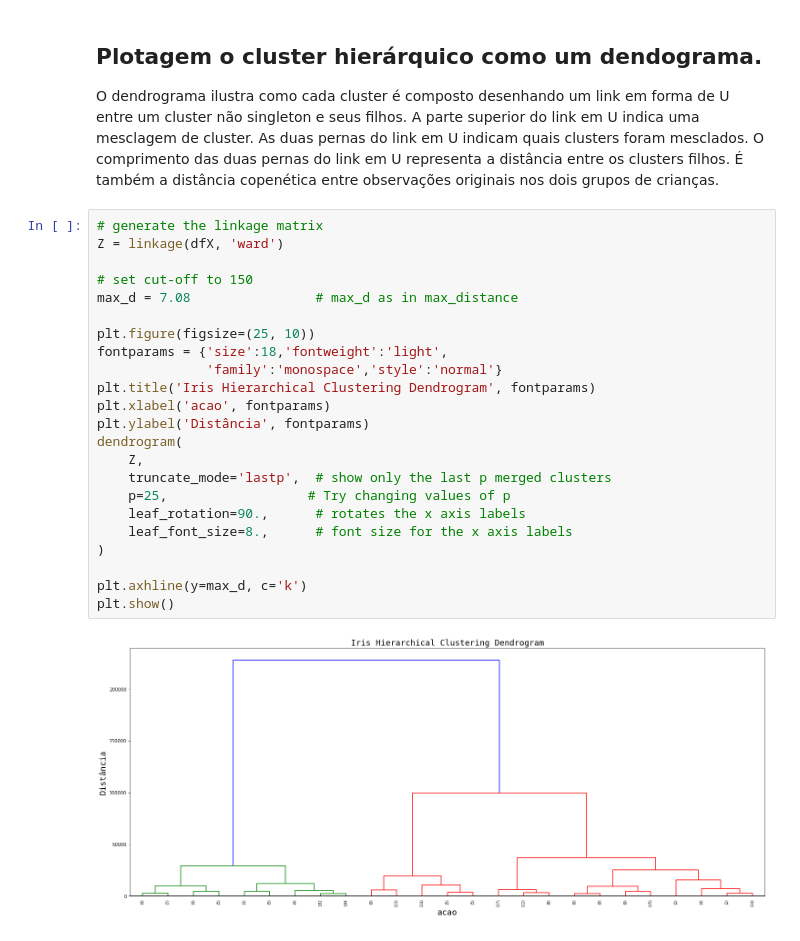
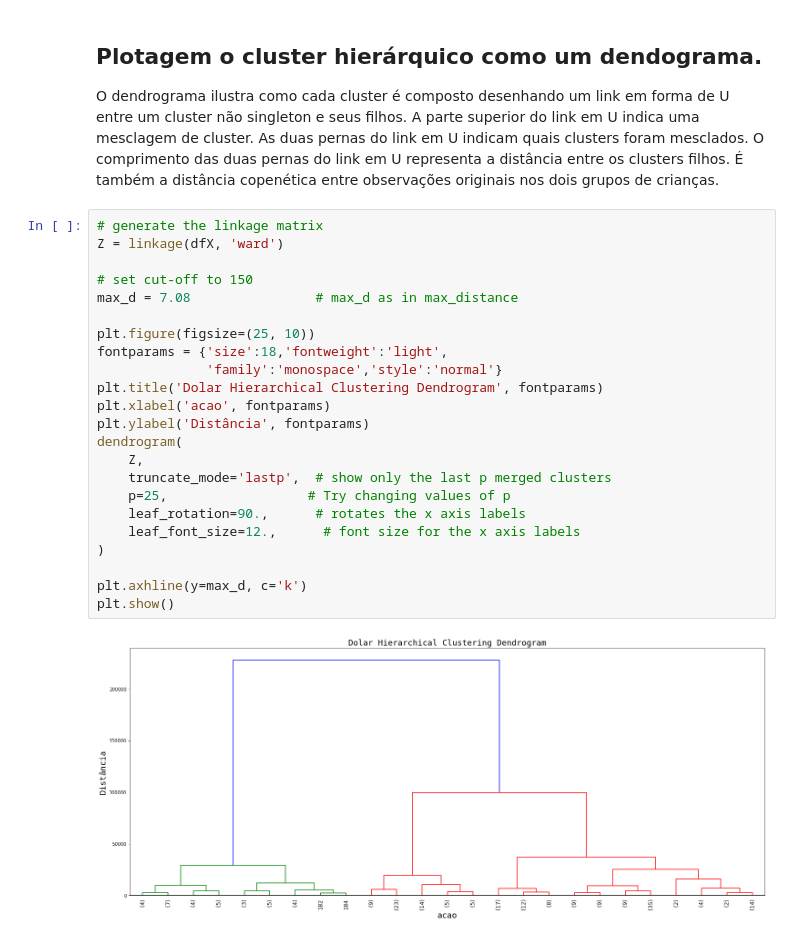
Before and after one commit to diegocandal/datascience-dolar, a Jupyter notebook: dolar-v1.0.0.ipynb, the cells around one changed output. Cells and saved outputs as stored; diff of their text form.

```diff
--- a/dolar-v1.0.0.ipynb
+++ b/dolar-v1.0.0.ipynb
@@ -210,25 +211,25 @@ O dendrograma ilustra como cada cluster é composto desenhando um link em forma
 # %%
 # generate the linkage matrix
 Z = linkage(dfX, 'ward')
 
 # set cut-off to 150
 max_d = 7.08                # max_d as in max_distance
 
 plt.figure(figsize=(25, 10))
 fontparams = {'size':18,'fontweight':'light',
               'family':'monospace','style':'normal'}
-plt.title('Iris Hierarchical Clustering Dendrogram', fontparams)
+plt.title('Dolar Hierarchical Clustering Dendrogram', fontparams)
 plt.xlabel('acao', fontparams)
 plt.ylabel('Distância', fontparams)
 dendrogram(
     Z,
     truncate_mode='lastp',  # show only the last p merged clusters
     p=25,                  # Try changing values of p
     leaf_rotation=90.,      # rotates the x axis labels
-    leaf_font_size=8.,      # font size for the x axis labels
+    leaf_font_size=12.,      # font size for the x axis labels
 )
 
 plt.axhline(y=max_d, c='k')
 plt.show()
 # %% [output]
-[figure, old version]
+[figure, new version]
```
Also changed, not shown: parts of 6 cells of this notebook.
